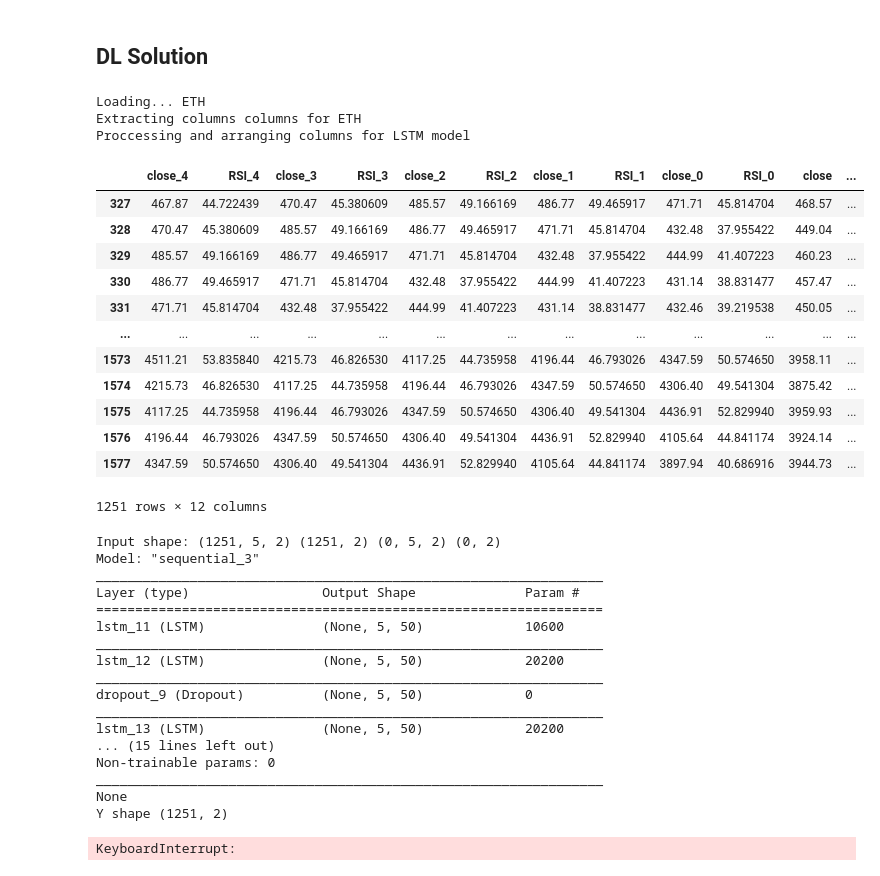
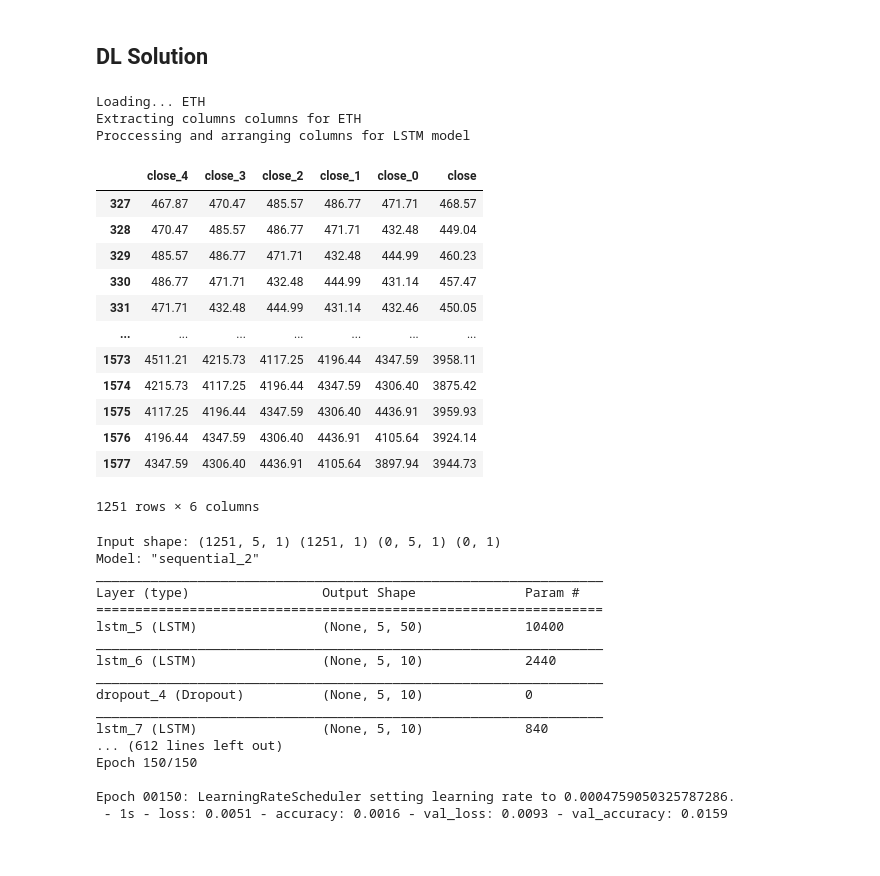
Before and after one commit to GZabalaG/crypto_bot, a Jupyter notebook: trading_simulation/Simulation.ipynb, the cells around one changed output. Saved outputs shown, nothing was run; the diff lists cells and outputs as text; code cells hidden in the pictures.

```diff
--- a/trading_simulation/Simulation.ipynb
+++ b/trading_simulation/Simulation.ipynb
@@ -53,53 +53,54 @@ sim7.simulate()
 crypto = 'ETH'
 periods_to_retraining = 1000
 prev_periods = 5
 pred_periods = 10
 model_selector = 'lstm'
 columns = ['RSI', 'close']
 #columns = ['weekday_num', 'RSI', 'MACD', 'close']
 #columns = ['RSI', 'MACD', 'close']
 #columns = ['mon', 'tue', 'wed', 'thu', 'fri', 'sat', 'sun', 'RSI', 'MACD', 'close']
 #columns = ['SO_K', 'SMA 50', 'SMA 200', 'close']
+columns = ['close']
 num_features = len(columns)
 target = None
 #target = 'close'
 
 processor = DataProcessor([crypto])
 sim = DLSimulator(processor, crypto, periods_to_retraining, prev_periods, pred_periods, model_selector, columns, target)
 # TODO Add target if we want features as timestamps
 #sim.simulate()
 df = sim.get_df()
 real_df = df.loc[327:1577]
 real_df = df.loc[327:1577]
 to_pred_df = df.loc[1578:1578]
 real_and_pred = df.iloc[:1001]
 real_df
 
 # PROBAR GENERAR DATASET CON SALTOS DE X DIAS A CONOCER
 # %% [output]
 Loading... ETH
 Extracting columns columns for ETH
 Proccessing and arranging columns for LSTM model
-|  | close_4 | RSI_4 | close_3 | RSI_3 | close_2 | RSI_2 | close_1 | RSI_1 | close_0 | RSI_0 | close | ... |
-| 327 | 467.87 | 44.722439 | 470.47 | 45.380609 | 485.57 | 49.166169 | 486.77 | 49.465917 | 471.71 | 45.814704 | 468.57 | ... |
-| 328 | 470.47 | 45.380609 | 485.57 | 49.166169 | 486.77 | 49.465917 | 471.71 | 45.814704 | 432.48 | 37.955422 | 449.04 | ... |
-| 329 | 485.57 | 49.166169 | 486.77 | 49.465917 | 471.71 | 45.814704 | 432.48 | 37.955422 | 444.99 | 41.407223 | 460.23 | ... |
-| 330 | 486.77 | 49.465917 | 471.71 | 45.814704 | 432.48 | 37.955422 | 444.99 | 41.407223 | 431.14 | 38.831477 | 457.47 | ... |
-| 331 | 471.71 | 45.814704 | 432.48 | 37.955422 | 444.99 | 41.407223 | 431.14 | 38.831477 | 432.46 | 39.219538 | 450.05 | ... |
-| ... | ... | ... | ... | ... | ... | ... | ... | ... | ... | ... | ... | ... |
-| 1573 | 4511.21 | 53.835840 | 4215.73 | 46.826530 | 4117.25 | 44.735958 | 4196.44 | 46.793026 | 4347.59 | 50.574650 | 3958.11 | ... |
-| 1574 | 4215.73 | 46.826530 | 4117.25 | 44.735958 | 4196.44 | 46.793026 | 4347.59 | 50.574650 | 4306.40 | 49.541304 | 3875.42 | ... |
-| 1575 | 4117.25 | 44.735958 | 4196.44 | 46.793026 | 4347.59 | 50.574650 | 4306.40 | 49.541304 | 4436.91 | 52.829940 | 3959.93 | ... |
-| 1576 | 4196.44 | 46.793026 | 4347.59 | 50.574650 | 4306.40 | 49.541304 | 4436.91 | 52.829940 | 4105.64 | 44.841174 | 3924.14 | ... |
-| 1577 | 4347.59 | 50.574650 | 4306.40 | 49.541304 | 4436.91 | 52.829940 | 4105.64 | 44.841174 | 3897.94 | 40.686916 | 3944.73 | ... |
+|  | close_4 | close_3 | close_2 | close_1 | close_0 | close |
+| 327 | 467.87 | 470.47 | 485.57 | 486.77 | 471.71 | 468.57 |
+| 328 | 470.47 | 485.57 | 486.77 | 471.71 | 432.48 | 449.04 |
+| 329 | 485.57 | 486.77 | 471.71 | 432.48 | 444.99 | 460.23 |
+| 330 | 486.77 | 471.71 | 432.48 | 444.99 | 431.14 | 457.47 |
+| 331 | 471.71 | 432.48 | 444.99 | 431.14 | 432.46 | 450.05 |
+| ... | ... | ... | ... | ... | ... | ... |
+| 1573 | 4511.21 | 4215.73 | 4117.25 | 4196.44 | 4347.59 | 3958.11 |
+| 1574 | 4215.73 | 4117.25 | 4196.44 | 4347.59 | 4306.40 | 3875.42 |
+| 1575 | 4117.25 | 4196.44 | 4347.59 | 4306.40 | 4436.91 | 3959.93 |
+| 1576 | 4196.44 | 4347.59 | 4306.40 | 4436.91 | 4105.64 | 3924.14 |
+| 1577 | 4347.59 | 4306.40 | 4436.91 | 4105.64 | 3897.94 | 3944.73 |
-1251 rows × 12 columns
+1251 rows × 6 columns
 # %%
 norm_strat = 2
 model_sel = 0
-layers = 4
+layers = 3
 neurons = [50, 50, 50, 50]
 batch_size = 64
-epochs = 10
+epochs = 150
 activations = ['relu', 'sigmoid']
 losses = ['mse', 'binary_crossentropy']
 activation = 'relu'
@@ -133,24 +134,23 @@ lstm.build()
 print(lstm.get_model().summary())
 lstm.train()
 # %% [output]
-Input shape: (1251, 5, 2) (1251, 2) (0, 5, 2) (0, 2)
-Model: "sequential_3"
+Input shape: (1251, 5, 1) (1251, 1) (0, 5, 1) (0, 1)
+Model: "sequential_2"
 _________________________________________________________________
 Layer (type)                 Output Shape              Param #
 =================================================================
-lstm_11 (LSTM)               (None, 5, 50)             10600
+lstm_5 (LSTM)                (None, 5, 50)             10400
 _________________________________________________________________
-lstm_12 (LSTM)               (None, 5, 50)             20200
+lstm_6 (LSTM)                (None, 5, 10)             2440
 _________________________________________________________________
-dropout_9 (Dropout)          (None, 5, 50)             0
+dropout_4 (Dropout)          (None, 5, 10)             0
 _________________________________________________________________
-lstm_13 (LSTM)               (None, 5, 50)             20200
-... (15 lines left out)
-Non-trainable params: 0
-_________________________________________________________________
-None
-Y shape (1251, 2)
+lstm_7 (LSTM)                (None, 5, 10)             840
+... (612 lines left out)
+Epoch 150/150
+
+Epoch 00150: LearningRateScheduler setting learning rate to 0.0004759050325787286.
+ - 1s - loss: 0.0051 - accuracy: 0.0016 - val_loss: 0.0093 - val_accuracy: 0.0159
-KeyboardInterrupt:
 # %%
 pred = lstm.predict()
 print('pred:', pred)
```
Also changed, not shown: parts of 2 cells of this notebook, 2 other files.
